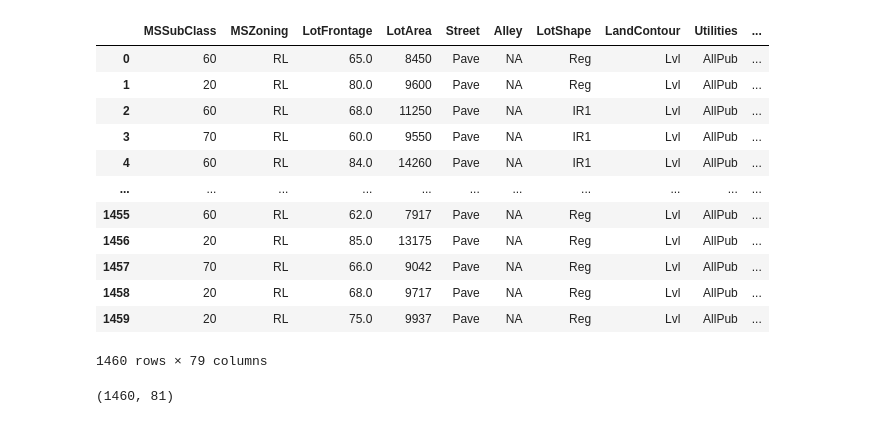
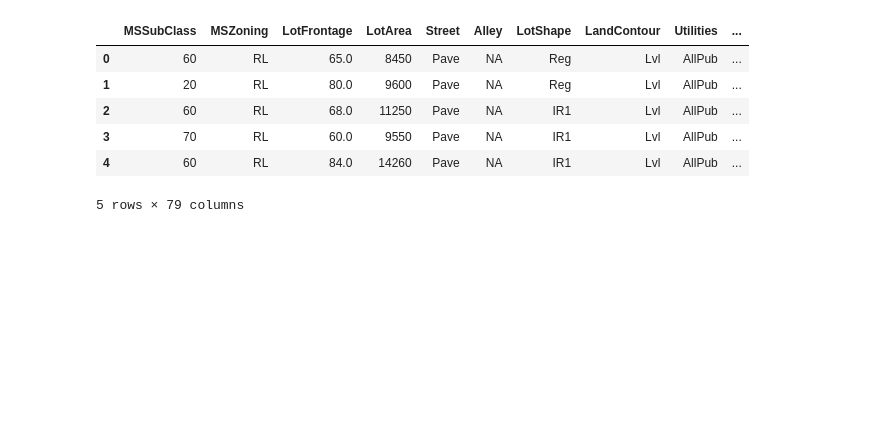
Before and after one commit to yanuarkholik/airbnb-data-cleaning-and-forecasting, a Jupyter notebook: notebooks/airbnb_forecast.ipynb, the cells around one changed output. Saved outputs shown, nothing was run; the diff lists cells and outputs as text; code cells hidden in the pictures; blank space fills up the shorter version.

```diff
--- a/notebooks/airbnb_forecast.ipynb
+++ b/notebooks/airbnb_forecast.ipynb
@@ -23,12 +26,12 @@ from sklearn.metrics import mean_absolute_error, mean_absolute_percentage_error,
 # %%
-train = pd.read_csv('train.csv')
-test = pd.read_csv('test.csv')
+train = pd.read_csv('../train.csv')
+test = pd.read_csv('../test.csv')
 # %%
 # fillna
 train.MasVnrArea = train.MasVnrArea.fillna(0)
 train.MasVnrType = train.MasVnrType.fillna('CBlock')
 train.LotFrontage = train.LotFrontage.fillna(train.LotFrontage.median())
-train.GarageYrBlt = train.GarageYrBlt.astype('string').fillna('NA').replace('.0', '')
+train.GarageYrBlt = train.GarageYrBlt.fillna(1900).astype(int).astype('category').cat.codes
 # %%
 cols = train.loc[:, train.isna().any()].columns.to_list()
 train[cols] = train[cols].apply(lambda x: x.fillna('NA'))
@@ -36,19 +39,13 @@ train[cols] = train[cols].apply(lambda x: x.fillna('NA'))
 y = train.SalePrice.astype(int)
 X = train.drop(['SalePrice', 'Id'], axis=1)
 # %%
-X
+X.head()
 # %% [output]
 |  | MSSubClass | MSZoning | LotFrontage | LotArea | Street | Alley | LotShape | LandContour | Utilities | ... |
 | 0 | 60 | RL | 65.0 | 8450 | Pave | NA | Reg | Lvl | AllPub | ... |
 | 1 | 20 | RL | 80.0 | 9600 | Pave | NA | Reg | Lvl | AllPub | ... |
 | 2 | 60 | RL | 68.0 | 11250 | Pave | NA | IR1 | Lvl | AllPub | ... |
 | 3 | 70 | RL | 60.0 | 9550 | Pave | NA | IR1 | Lvl | AllPub | ... |
 | 4 | 60 | RL | 84.0 | 14260 | Pave | NA | IR1 | Lvl | AllPub | ... |
-| ... | ... | ... | ... | ... | ... | ... | ... | ... | ... | ... |
-| 1455 | 60 | RL | 62.0 | 7917 | Pave | NA | Reg | Lvl | AllPub | ... |
-| 1456 | 20 | RL | 85.0 | 13175 | Pave | NA | Reg | Lvl | AllPub | ... |
-| 1457 | 70 | RL | 66.0 | 9042 | Pave | NA | Reg | Lvl | AllPub | ... |
-| 1458 | 20 | RL | 68.0 | 9717 | Pave | NA | Reg | Lvl | AllPub | ... |
-| 1459 | 20 | RL | 75.0 | 9937 | Pave | NA | Reg | Lvl | AllPub | ... |
-1460 rows × 79 columns
+5 rows × 79 columns
 # %%
@@ -62,4 +58,0 @@ col_cat = [i for i in X if X[i].dtypes not in type_flt and X[i].dtypes not in ty
-# %%
-train.shape
-# %% [output]
-(1460, 81)
```
Also changed, not shown: parts of 29 cells of this notebook, 1 other file.
